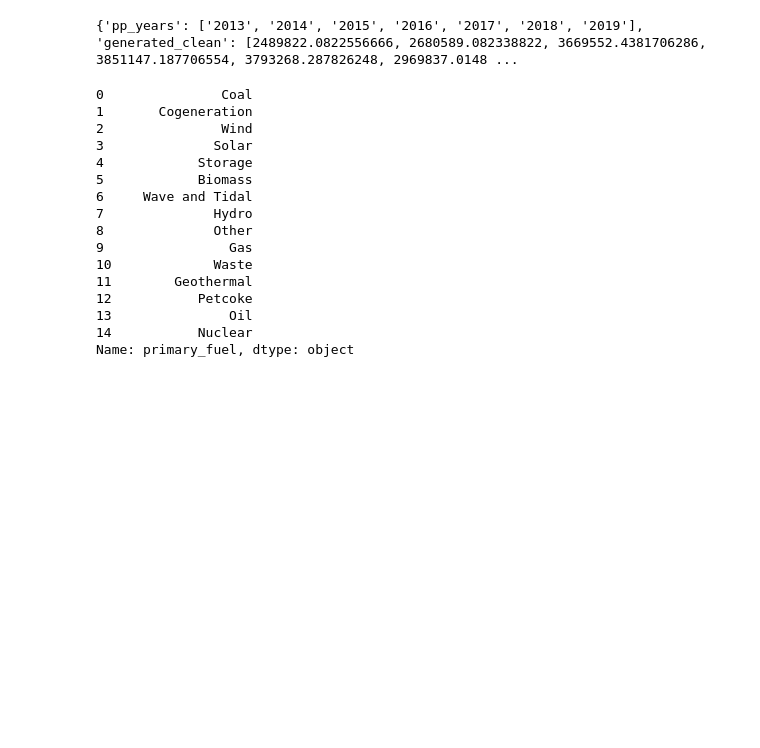
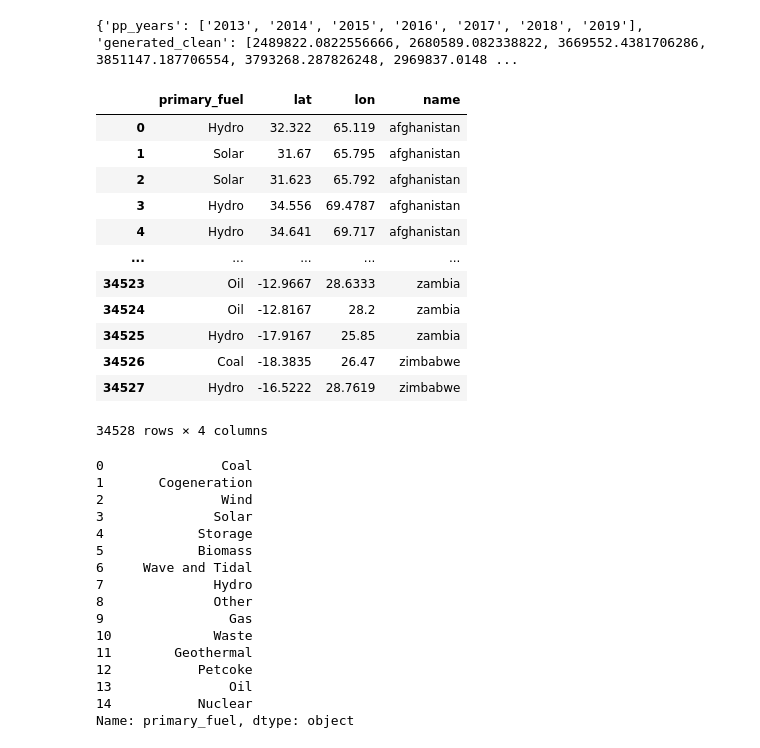
Before and after one commit to JacobTrevithick/Climate-Change-Visualizations, a Jupyter notebook: data_cleaning_pipeline.ipynb, the cells around one changed output. Saved outputs shown, nothing was run; the diff lists cells and outputs as text; code cells hidden in the pictures; blank space fills up the shorter version.

```diff
--- a/data_cleaning_pipeline.ipynb
+++ b/data_cleaning_pipeline.ipynb
@@ -708,6 +708,25 @@ global_dict['n2o_totals'] = n2o_totals_floats
 print(global_dict)
 # %% [output]
 {'pp_years': ['2013', '2014', '2015', '2016', '2017', '2018', '2019'], 'generated_clean': [2489822.0822556666, 2680589.082338822, 3669552.4381706286, 3851147.187706554, 3793268.287826248, 2969837.0148 ...
+# %%
+results = session.query(ppi.primary_fuel, ppi.latitude, ppi.longitude, co.country_long).join(co, ppi.country_id == co.country_id)
+
+results_list = pd.DataFrame(results, columns=['primary_fuel', 'lat', 'lon', 'name'])
+results_list
+# %% [output]
+|  | primary_fuel | lat | lon | name |
+| 0 | Hydro | 32.322 | 65.119 | afghanistan |
+| 1 | Solar | 31.67 | 65.795 | afghanistan |
+| 2 | Solar | 31.623 | 65.792 | afghanistan |
+| 3 | Hydro | 34.556 | 69.4787 | afghanistan |
+| 4 | Hydro | 34.641 | 69.717 | afghanistan |
+| ... | ... | ... | ... | ... |
+| 34523 | Oil | -12.9667 | 28.6333 | zambia |
+| 34524 | Oil | -12.8167 | 28.2 | zambia |
+| 34525 | Hydro | -17.9167 | 25.85 | zambia |
+| 34526 | Coal | -18.3835 | 26.47 | zimbabwe |
+| 34527 | Hydro | -16.5222 | 28.7619 | zimbabwe |
+34528 rows × 4 columns
 # %%
 df = pd.DataFrame(pp_distribution_results, columns = ['primary_fuel', 'count'])
 pd.Series(df['primary_fuel'])
```
Also changed, not shown: parts of 1 cell of this notebook, 3 other files.
